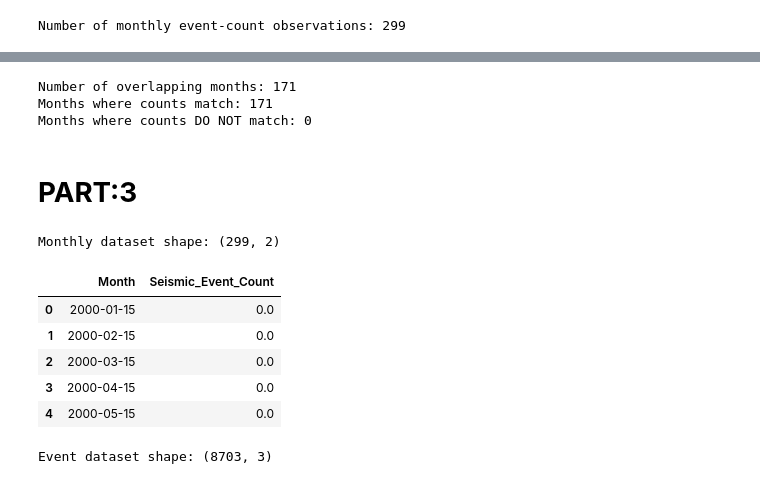
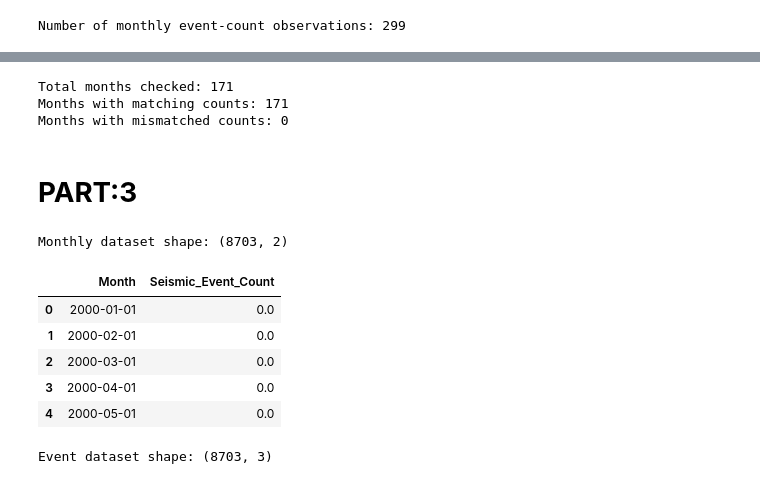
Before and after one commit to hassnainnisar/Predict_seismic_events_from_geological_features_Machine_Learning_MOD_B, a Jupyter notebook: Machine_Learning_MOD_B.ipynb, the cells around one changed output, grey strips where cells are left out. Saved outputs shown, nothing was run; the diff lists cells and outputs as text; code cells hidden in the pictures.

```diff
--- a/Machine_Learning_MOD_B.ipynb
+++ b/Machine_Learning_MOD_B.ipynb
@@ -515,23 +443,22 @@ display(count_comparison.head(20))
 # %%
+# Check whether the monthly event counts are consistent
+# with the individual seismic event records
+
 print(
-    "Number of overlapping months:",
+    "Total months checked:",
     len(count_comparison)
 )
 
 print(
-    "Months where counts match:",
-    (
-        count_comparison['Difference'] == 0
-    ).sum()
+    "Months with matching counts:",
+    (count_comparison['Difference'] == 0).sum()
 )
 
 print(
-    "Months where counts DO NOT match:",
-    (
-        count_comparison['Difference'] != 0
-    ).sum()
+    "Months with mismatched counts:",
+    (count_comparison['Difference'] != 0).sum()
 )
 # %% [output]
-Number of overlapping months: 171
-Months where counts match: 171
-Months where counts DO NOT match: 0
+Total months checked: 171
+Months with matching counts: 171
+Months with mismatched counts: 0
@@ -546,34 +467,40 @@ Months where counts DO NOT match: 0
 # %%
 monthly_data =df_2000_2024.iloc[:, [0, 1]].copy()
 
 monthly_data.columns = [
     'Month',
     'Seismic_Event_Count'
 ]
 
-monthly_data = monthly_data.dropna(
-    subset=['Month']
+
+monthly_data = monthly_data.sort_values(
+    'Month'
+).reset_index(drop=True)
+
+
+# Standardize dates to the first day of each month
+monthly_data['Month'] = (
+    pd.to_datetime(monthly_data['Month'])
+    .dt.to_period('M')
+    .dt.to_timestamp()
 )
 
-monthly_data['Month'] = pd.to_datetime(
-    monthly_data['Month']
-)
 
 monthly_data = monthly_data.sort_values(
     'Month'
 ).reset_index(drop=True)
 
 print("Monthly dataset shape:", monthly_data.shape)
 
 display(monthly_data.head())
 # %% [output]
-Monthly dataset shape: (299, 2)
+Monthly dataset shape: (8703, 2)
 |  | Month | Seismic_Event_Count |
-| 0 | 2000-01-15 | 0.0 |
-| 1 | 2000-02-15 | 0.0 |
-| 2 | 2000-03-15 | 0.0 |
-| 3 | 2000-04-15 | 0.0 |
-| 4 | 2000-05-15 | 0.0 |
+| 0 | 2000-01-01 | 0.0 |
+| 1 | 2000-02-01 | 0.0 |
+| 2 | 2000-03-01 | 0.0 |
+| 3 | 2000-04-01 | 0.0 |
+| 4 | 2000-05-01 | 0.0 |
 # %%
 event_data = df_2000_2024.iloc[:, [3, 4, 5]].copy()
 
```
Also changed, not shown: parts of 39 cells of this notebook.
